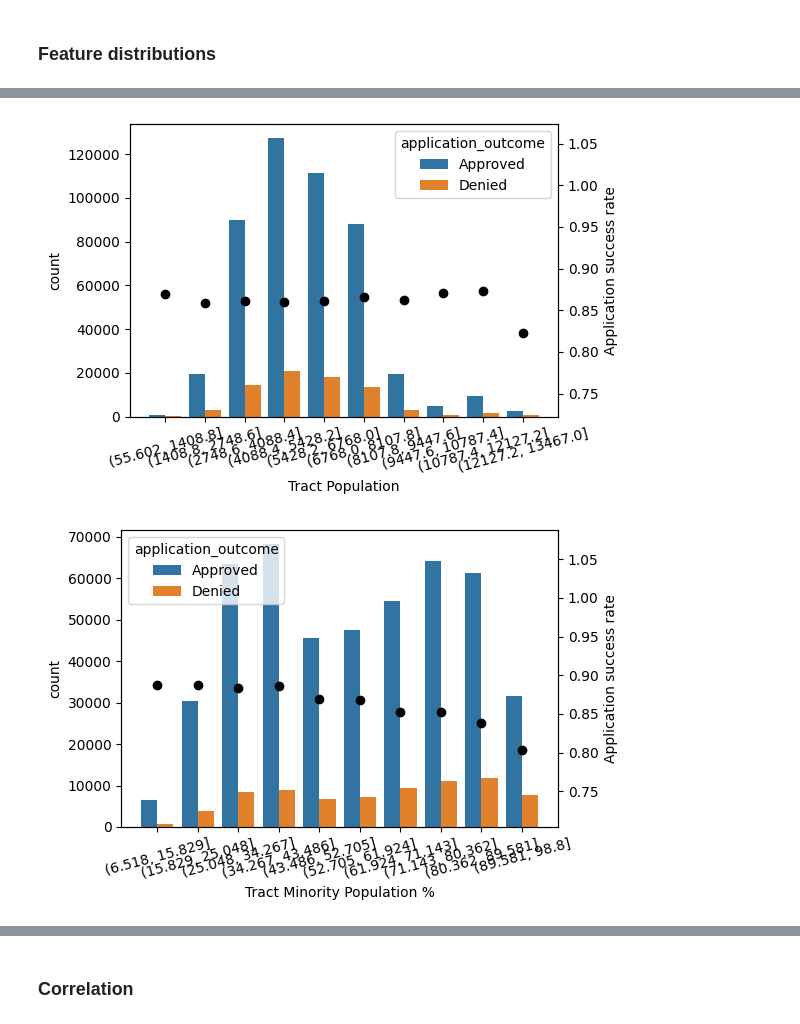
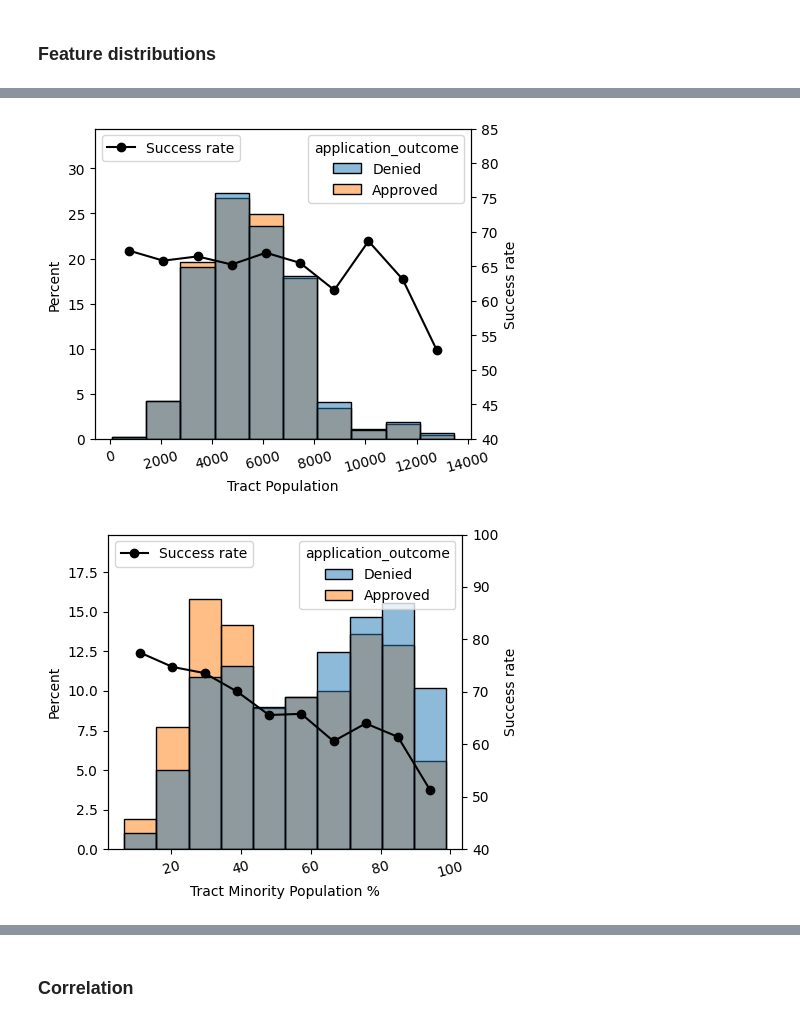
Before and after one commit to hpmartins/mlai-ucb-codes, a Jupyter notebook: capstone_project/file_2_analysis.ipynb, the cells around one changed output, grey strips where cells are left out. Cells and saved outputs as stored; diff of their text form; code cells hidden in the pictures.

```diff
--- a/capstone_project/file_2_analysis.ipynb
+++ b/capstone_project/file_2_analysis.ipynb
@@ -251,0 +256,4 @@ plot_success_numerical(df, "loan_amount", "Loan Amount (USD)", bins=8, q=False,
+# %%
+df['purchaser_type'] = df['purchaser_type'].apply(lambda x: 'non-entity' if x == 'not_applicable' else 'entity')
+df = df[df['purchaser_type'] == 'non-entity']
+df = df.drop('purchaser_type', axis=1)
@@ -271,12 +467,15 @@ plot_success_numerical(tdf, "loan_term", "Loan Term (years)", bins=4, q=False)
 # %%
-plot_success_numerical(df, "tract_population", "Tract Population", bins=10)
+plot_success_numerical2(
+    df, "tract_population", "Tract Population", bins=10,
+    save=False,
+).show()
 # %% [output]
-[figure, old version]
+[figure, new version]
 # %%
-plot_success_numerical(
+plot_success_numerical2(
     df, "tract_minority_population_percent", "Tract Minority Population %", bins=10,
     save=True,
-)
+).show()
 # %% [output]
-[figure, old version]
+[figure, new version]
 # %%
```
Also changed, not shown: parts of 84 cells of this notebook, 23 other files.
